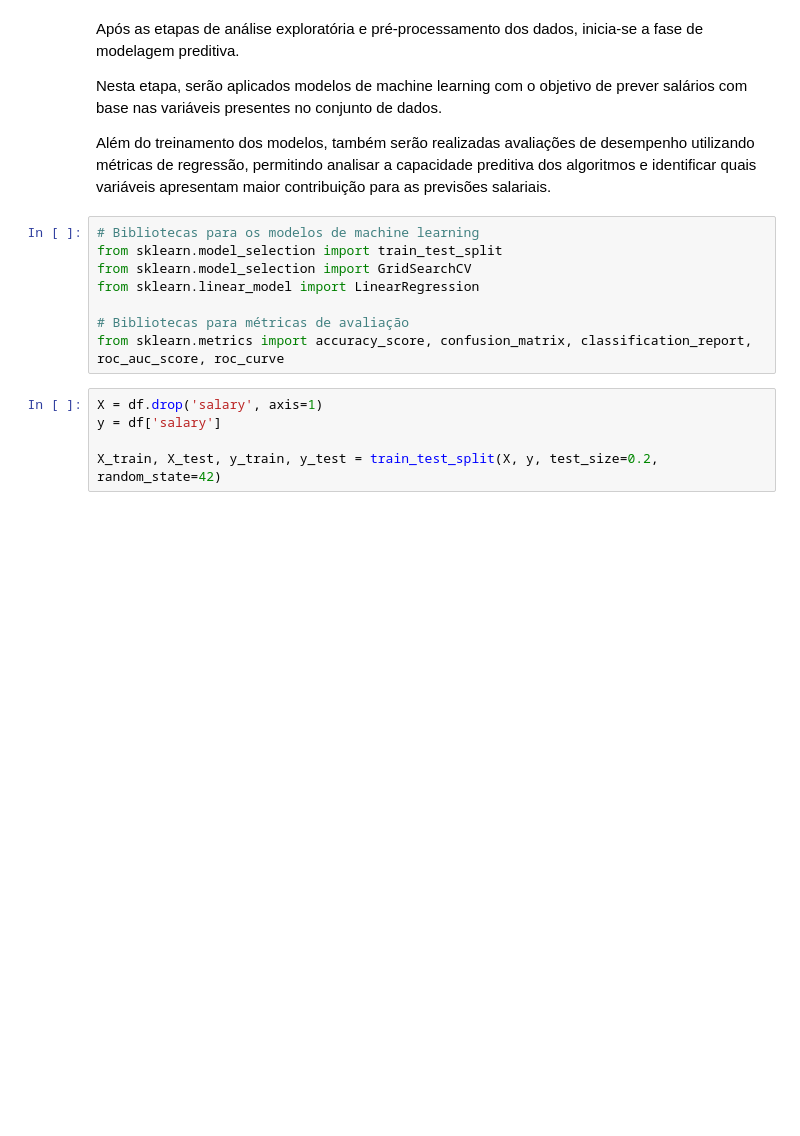
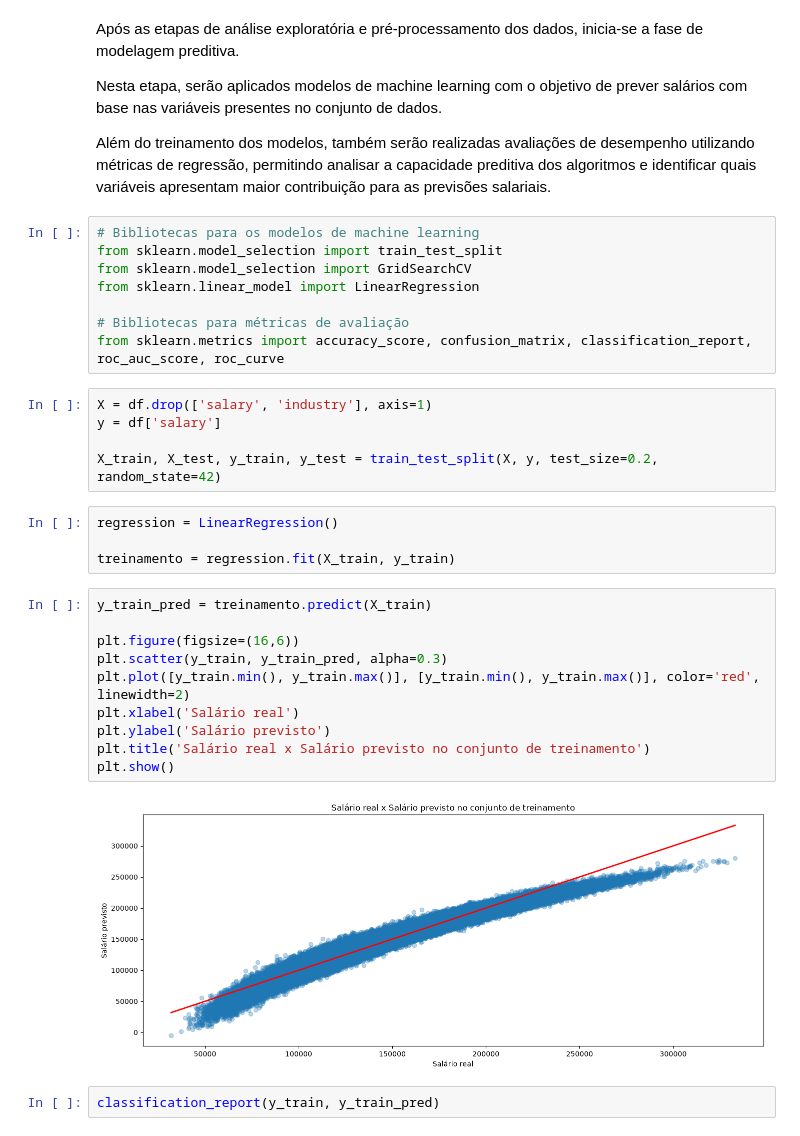
Before and after one commit to decknho/Data-Science, a Jupyter notebook: Semantix.ipynb, the cells around one changed output. Drawn from its saved outputs; the diff is of its cells as text; blank space fills up the shorter version.

```diff
--- a/Semantix.ipynb
+++ b/Semantix.ipynb
@@ -680,7 +678,25 @@ from sklearn.linear_model import LinearRegression
 # Bibliotecas para métricas de avaliação
 from sklearn.metrics import accuracy_score, confusion_matrix, classification_report, roc_auc_score, roc_curve
 # %%
-X = df.drop('salary', axis=1)
+X = df.drop(['salary', 'industry'], axis=1)
 y = df['salary']
 
 X_train, X_test, y_train, y_test = train_test_split(X, y, test_size=0.2, random_state=42)
+# %%
+regression = LinearRegression()
+
+treinamento = regression.fit(X_train, y_train)
+# %%
+y_train_pred = treinamento.predict(X_train)
+
+plt.figure(figsize=(16,6))
+plt.scatter(y_train, y_train_pred, alpha=0.3)
+plt.plot([y_train.min(), y_train.max()], [y_train.min(), y_train.max()], color='red', linewidth=2)
+plt.xlabel('Salário real')
+plt.ylabel('Salário previsto')
+plt.title('Salário real x Salário previsto no conjunto de treinamento')
+plt.show()
+# %% [output]
+[figure, added]
+# %%
+classification_report(y_train, y_train_pred)
```
Also changed, not shown: parts of 1 cell of this notebook.
